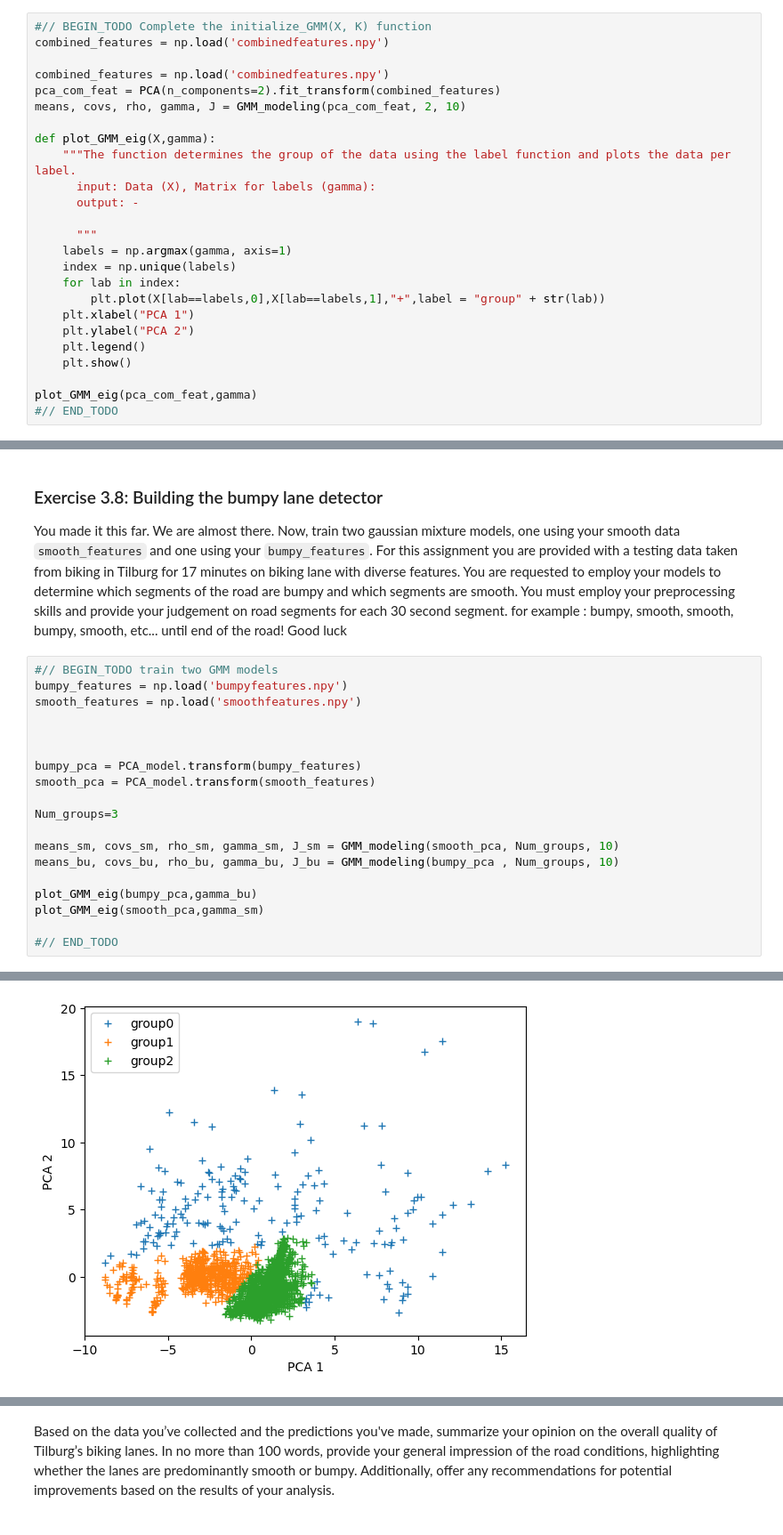
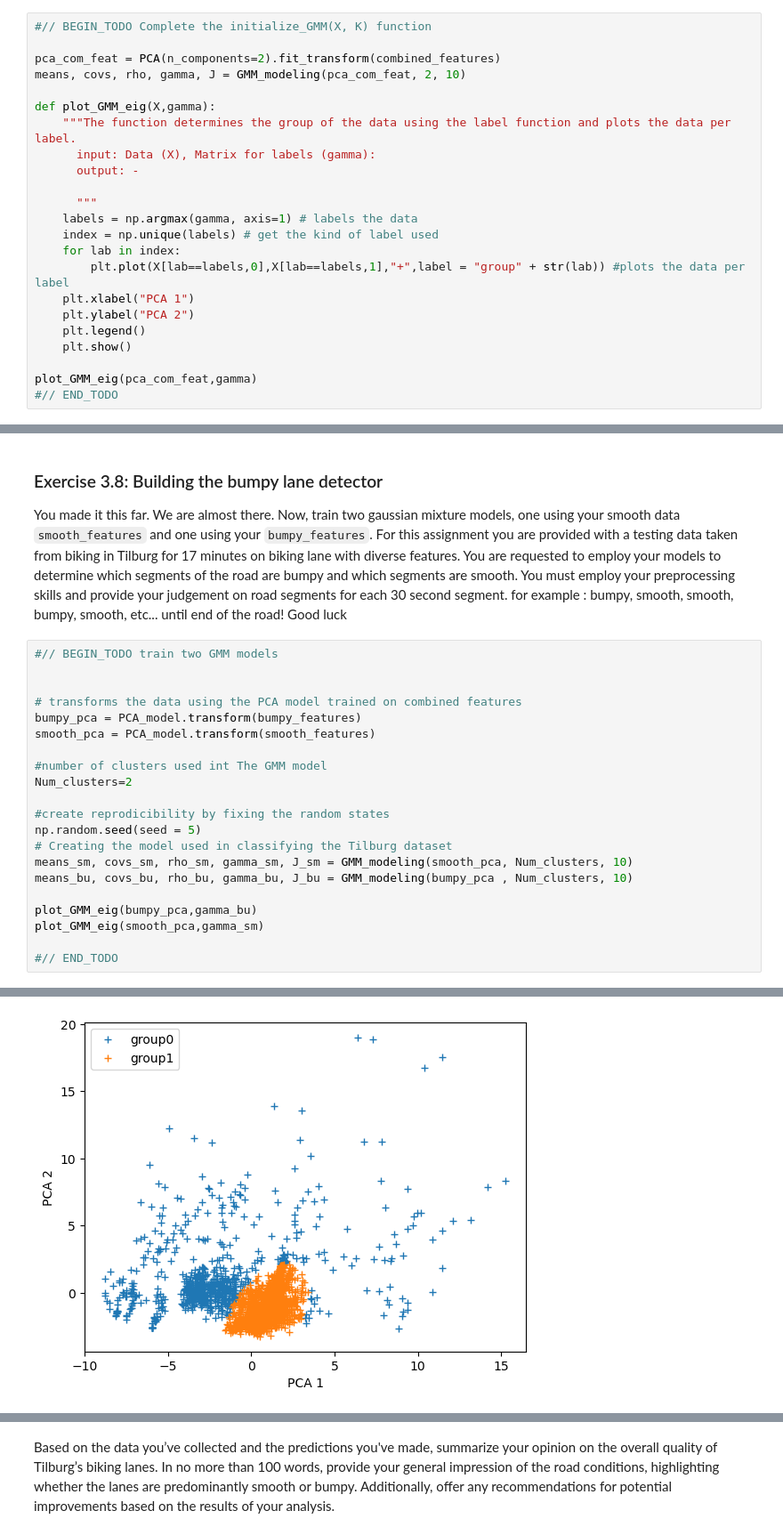
Before and after one commit to fbouwman01/Assignment-1b-data-analysis-for-bumpy-lane-detection, a Jupyter notebook: Template_1b.ipynb, the cells around one changed output, grey strips where cells are left out. Shown at 89% size. Saved outputs shown, nothing was run; the diff lists cells and outputs as text.

```diff
--- a/Template_1b.ipynb
+++ b/Template_1b.ipynb
@@ -834,9 +834,7 @@ plt.grid(), plt.xlabel("iteration"), plt.ylabel("log-likelihood")
 Now that you have an end to end understanding of GMM pipeline, implement your hardcoded methodology on your biking data. Do not forget to perform PCA. For this exercise, use your `combined_features` matrix.
 # %%
 #// BEGIN_TODO Complete the initialize_GMM(X, K) function
-combined_features = np.load('combinedfeatures.npy')
 
-combined_features = np.load('combinedfeatures.npy')
 pca_com_feat = PCA(n_components=2).fit_transform(combined_features)
 means, covs, rho, gamma, J = GMM_modeling(pca_com_feat, 2, 10)
 
@@ -846,10 +844,10 @@ def plot_GMM_eig(X,gamma):
       output: -
 
       """
-    labels = np.argmax(gamma, axis=1)
-    index = np.unique(labels)
+    labels = np.argmax(gamma, axis=1) # labels the data
+    index = np.unique(labels) # get the kind of label used
     for lab in index:
-        plt.plot(X[lab==labels,0],X[lab==labels,1],"+",label = "group" + str(lab))
+        plt.plot(X[lab==labels,0],X[lab==labels,1],"+",label = "group" + str(lab)) #plots the data per label
     plt.xlabel("PCA 1")
     plt.ylabel("PCA 2")
     plt.legend()
@@ -971,18 +973,20 @@ for example : bumpy, smooth, smooth, bumpy, smooth, etc... until end of the road
 Good luck
 # %%
 #// BEGIN_TODO train two GMM models
-bumpy_features = np.load('bumpyfeatures.npy')
-smooth_features = np.load('smoothfeatures.npy')
 
 
-
+# transforms the data using the PCA model trained on combined features
 bumpy_pca = PCA_model.transform(bumpy_features)
 smooth_pca = PCA_model.transform(smooth_features)
 
-Num_groups=3
+#number of clusters used int The GMM model
+Num_clusters=2
 
-means_sm, covs_sm, rho_sm, gamma_sm, J_sm = GMM_modeling(smooth_pca, Num_groups, 10)
-means_bu, covs_bu, rho_bu, gamma_bu, J_bu = GMM_modeling(bumpy_pca , Num_groups, 10)
+#create reprodicibility by fixing the random states
+np.random.seed(seed = 5)
+# Creating the model used in classifying the Tilburg dataset
+means_sm, covs_sm, rho_sm, gamma_sm, J_sm = GMM_modeling(smooth_pca, Num_clusters, 10)
+means_bu, covs_bu, rho_bu, gamma_bu, J_bu = GMM_modeling(bumpy_pca , Num_clusters, 10)
 
 plot_GMM_eig(bumpy_pca,gamma_bu)
 plot_GMM_eig(smooth_pca,gamma_sm)
@@ -993,4 +997,4 @@ plot_GMM_eig(smooth_pca,gamma_sm)
-[figure, old version]
+[figure, new version]
 # %%
 #// BEGIN_TODO Preproces Tilburg data
 def process_segment(mat,fun,L,K):
```
Also changed, not shown: parts of 20 cells of this notebook.
